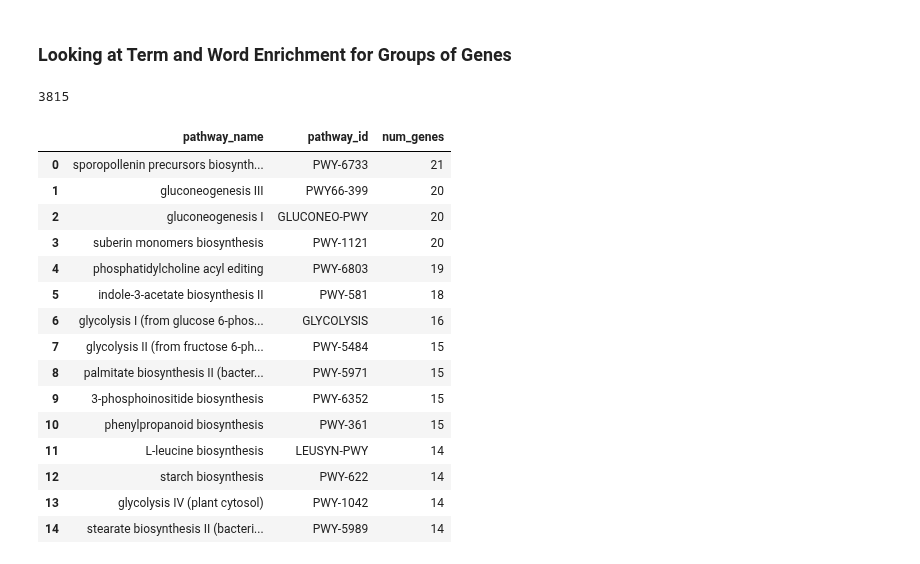
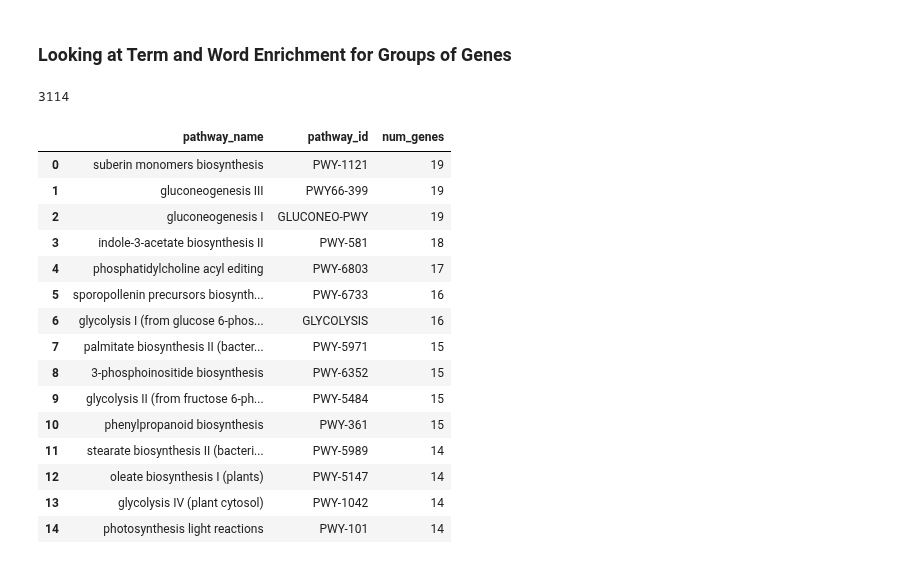
Before and after one commit to irbraun/plant-phenotypes-nlp, a Jupyter notebook: notebooks/Analysis_Dataset_Composition.ipynb, the cells around one changed output. Cells and saved outputs as stored; diff of their text form; code cells hidden in the pictures.

```diff
--- a/notebooks/Analysis_Dataset_Composition.ipynb
+++ b/notebooks/Analysis_Dataset_Composition.ipynb
@@ -69,0 +47,5 @@ data.describe()
+# %%
+plant_dataset_path = "../../plant-data/genes_texts_annots.csv"
+plant_dataset = Dataset(plant_dataset_path)
+plant_dataset.filter_has_description()
+plant_dataset.describe()
@@ -199,13 +193,25 @@ df
 ### What about the biologically relevant groups like biochemical pathways and phenotypes?
 # %%
 # What are the groupings that we're interested in mapping to?
-kegg_pathways_filename = "../data/pickles/groupings_from_kegg_pathways.pickle"
-pmn_pathways_filename = "../data/pickles/groupings_from_pmn_pathways.pickle"
-lloyd_subsets_filename = "../data/pickles/groupings_from_lloyd_subsets.pickle"
-groupings_dict = {"kegg":kegg_pathways_filename,"plantcyc":pmn_pathways_filename,"lloyd":lloyd_subsets_filename}
+kegg_pathways_path = "../../plant-data/reshaped_data/kegg_pathways.csv"
+plantcyc_pathways_path = "../../plant-data/reshaped_data/plantcyc_pathways.csv"
+lloyd_meinke_subsets_path = "../../plant-data/reshaped_data/lloyd_meinke_subsets.csv"
+lloyd_meinke_classes_path = "../../plant-data/reshaped_data/lloyd_meinke_classes.csv"
 
-for name,filename in groupings_dict.items():
-    groups = load_from_pickle(filename)
+kegg_pathways_names_path = "../../plant-data/reshaped_data/kegg_pathways_name_map.csv"
+plantcyc_pathways_names_path = "../../plant-data/reshaped_data/plantcyc_pathways_name_map.csv"
+lloyd_meinke_subsets_names_path = "../../plant-data/reshaped_data/lloyd_meinke_subsets_name_map.csv"
+lloyd_meinke_classes_names_path = "../../plant-data/reshaped_data/lloyd_meinke_classes_name_map.csv"
+
+groupings_dict = {
+    "kegg":(kegg_pathways_path, kegg_pathways_names_path),
+    "plantcyc":(plantcyc_pathways_path, plantcyc_pathways_names_path),
+    "lloyd_meinke":(lloyd_meinke_subsets_path, lloyd_meinke_subsets_names_path)
+}
+
+
+for name,(filename,mapfile) in groupings_dict.items():
+    groups = Groupings(filename, {row.group_id:row.group_name for row in pd.read_csv(mapfile).itertuples()})
     id_to_group_ids, group_id_to_ids = groups.get_groupings_for_dataset(data)
     group_mapped_ids = [k for (k,v) in id_to_group_ids.items() if len(v)>0]
     species_dict = data.get_species_dictionary()
@@ -397,7 +403,7 @@ pos_table.reset_index()
 ### Looking at Term and Word Enrichment for Groups of Genes
 # %%
 # Loading the dataset of phenotype descriptions and ontology annotations.
-data = load_from_pickle("../data/pickles/gene_phenotype_dataset_all_text_and_annotations.pickle")
+data = plant_dataset
 data.filter_has_description()
 data.filter_has_annotation("GO")
 data.filter_has_annotation("PO")
@@ -405,6 +411,6 @@ d = data.get_description_dictionary()
 texts = {i:" ".join(simple_preprocess(t)) for i,t in d.items()}
 len(texts)
 # %% [output]
-3815
+3114
 # %%
 # Create ontology objects for all the biological ontologies being used.
@@ -419,34 +425,40 @@ curated_go_annotations = data.get_annotations_dictionary("GO")
 curated_po_annotations = data.get_annotations_dictionary("PO")
 # %%
 # Load the mappings from this dataset to PlantCyc information.
-pmn_pathways_filename = "../data/pickles/groupings_from_pmn_pathways.pickle"
-groups = load_from_pickle(pmn_pathways_filename)
-id_to_group_ids, group_id_to_ids = groups.get_groupings_for_dataset(data)
+#pmn_pathways_filename = "../data/pickles/groupings_from_pmn_pathways.pickle"
+#groups = load_from_pickle(pmn_pathways_filename)
+#id_to_group_ids, group_id_to_ids = groups.get_groupings_for_dataset(data)
+
+
+# Reading in the dataset of groupings for pathways in PlantCyc.
+plantcyc_name_mapping = {row.group_id:row.group_name for row in pd.read_csv(plantcyc_pathways_names_path).itertuples()}
+plantcyc_grouping = Groupings(plantcyc_pathways_path, plantcyc_name_mapping)
+id_to_group_ids, group_id_to_ids = plantcyc_grouping.get_groupings_for_dataset(data)
 
 # Look at which pathways are best represented in this dataset.
 pathways_sorted = sorted(group_id_to_ids.items(), key=lambda item: len(item[1]), reverse=True)
 pathways_sorted_lengths = [(i,len(l)) for (i,l) in pathways_sorted]
 pathways_df = pd.DataFrame(pathways_sorted_lengths, columns=["pathway_id","num_genes"])
-pathways_df["pathway_name"] = pathways_df["pathway_id"].map(lambda x: groups.get_long_name(x))
+pathways_df["pathway_name"] = pathways_df["pathway_id"].map(lambda x: plantcyc_grouping.get_long_name(x))
 pathways_df = pathways_df[["pathway_name","pathway_id","num_genes"]]
 pathways_df.head(15)
 # %% [output]
 |  | pathway_name | pathway_id | num_genes |
-| 0 | sporopollenin precursors biosynth... | PWY-6733 | 21 |
-| 1 | gluconeogenesis III | PWY66-399 | 20 |
-| 2 | gluconeogenesis I | GLUCONEO-PWY | 20 |
-| 3 | suberin monomers biosynthesis | PWY-1121 | 20 |
-| 4 | phosphatidylcholine acyl editing | PWY-6803 | 19 |
-| 5 | indole-3-acetate biosynthesis II | PWY-581 | 18 |
+| 0 | suberin monomers biosynthesis | PWY-1121 | 19 |
+| 1 | gluconeogenesis III | PWY66-399 | 19 |
+| 2 | gluconeogenesis I | GLUCONEO-PWY | 19 |
+| 3 | indole-3-acetate biosynthesis II | PWY-581 | 18 |
+| 4 | phosphatidylcholine acyl editing | PWY-6803 | 17 |
+| 5 | sporopollenin precursors biosynth... | PWY-6733 | 16 |
 | 6 | glycolysis I (from glucose 6-phos... | GLYCOLYSIS | 16 |
-| 7 | glycolysis II (from fructose 6-ph... | PWY-5484 | 15 |
-| 8 | palmitate biosynthesis II (bacter... | PWY-5971 | 15 |
-| 9 | 3-phosphoinositide biosynthesis | PWY-6352 | 15 |
+| 7 | palmitate biosynthesis II (bacter... | PWY-5971 | 15 |
+| 8 | 3-phosphoinositide biosynthesis | PWY-6352 | 15 |
+| 9 | glycolysis II (from fructose 6-ph... | PWY-5484 | 15 |
 | 10 | phenylpropanoid biosynthesis | PWY-361 | 15 |
-| 11 | L-leucine biosynthesis | LEUSYN-PWY | 14 |
-| 12 | starch biosynthesis | PWY-622 | 14 |
+| 11 | stearate biosynthesis II (bacteri... | PWY-5989 | 14 |
+| 12 | oleate biosynthesis I (plants) | PWY-5147 | 14 |
 | 13 | glycolysis IV (plant cytosol) | PWY-1042 | 14 |
-| 14 | stearate biosynthesis II (bacteri... | PWY-5989 | 14 |
+| 14 | photosynthesis light reactions | PWY-101 | 14 |
 # %%
 # For some example pathway to use.
 pathway_id = "PWY-6733"
```
Also changed, not shown: parts of 18 cells of this notebook, 2 other files.
